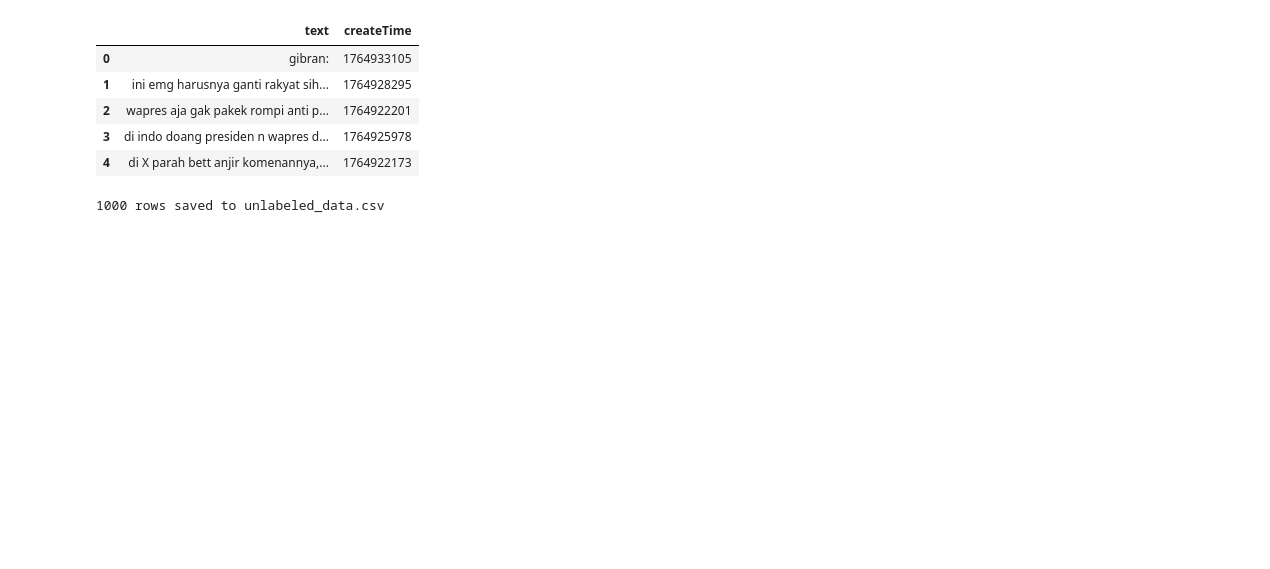
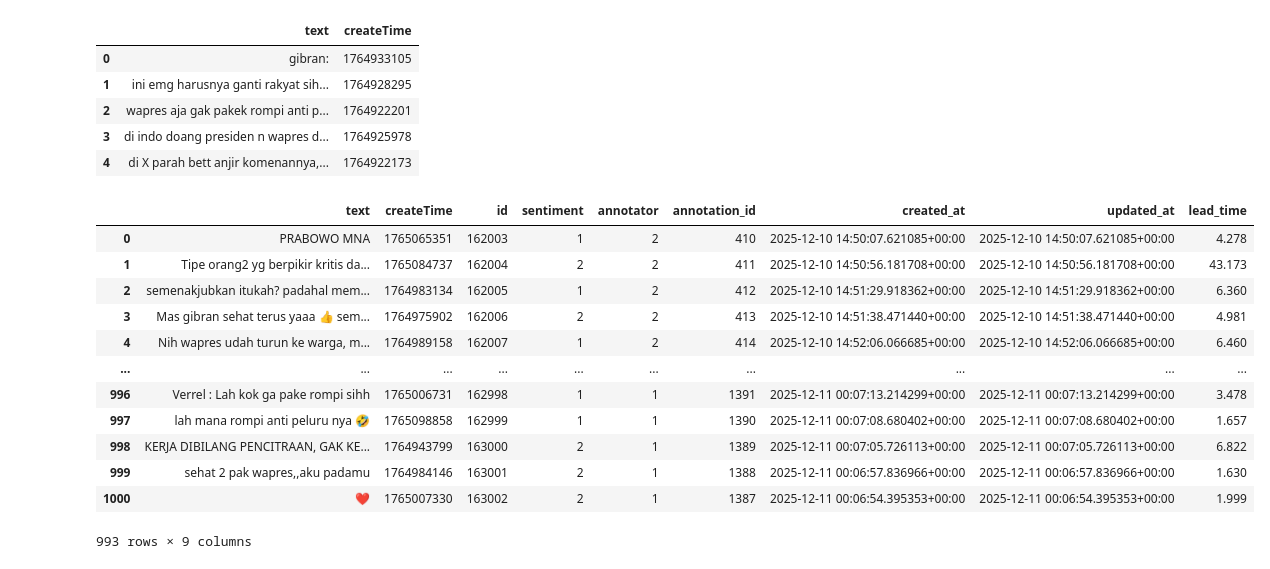
Before and after one commit to YehezkielG/sentiment-spline-truncated-bencana-banjir, a Jupyter notebook: data/human label/notebook.ipynb, the cells around one changed output. Drawn from its saved outputs; the diff is of its cells as text; code cells hidden in the pictures; blank space fills up the shorter version.

```diff
--- a/data/human label/notebook.ipynb
+++ b/data/human label/notebook.ipynb
@@ -12,12 +12,29 @@ df.head()
 | 3 | di indo doang presiden n wapres d... | 1764925978 |
 | 4 | di X parah bett anjir komenannya,... | 1764922173 |
 # %%
-# Ambil 1000 baris secara acak
-sample_df = df.sample(n=1000, random_state=42)
+# # Ambil 1000 baris secara acak
+# sample_df = df.sample(n=1000, random_state=42)
 
-# Simpan ke file CSV
-sample_df.to_csv('unlabeled_data.csv', index=False)
+# sample_df.to_csv('unlabeled_data.csv', index=False)
 
-print(f"{len(sample_df)} rows saved to unlabeled_data.csv")
+# print(f"{len(sample_df)} rows saved to unlabeled_data.csv")
-# %% [output]
-1000 rows saved to unlabeled_data.csv
+# %%
+df = pd.read_json("labeled_data.json")
+df = df.replace(r'^\s*$', np.nan, regex=True).dropna(subset=["text", "createTime", "sentiment"])
+df = df.drop_duplicates(subset=["text", "createTime", "sentiment"])
+df[["text", "createTime", "sentiment"]].to_csv("../pre-trained-data.csv", index=False)
+df
+# %% [output]
+|  | text | createTime | id | sentiment | annotator | annotation_id | created_at | updated_at | lead_time |
+| 0 | PRABOWO MNA | 1765065351 | 162003 | 1 | 2 | 410 | 2025-12-10 14:50:07.621085+00:00 | 2025-12-10 14:50:07.621085+00:00 | 4.278 |
+| 1 | Tipe orang2 yg berpikir kritis da... | 1765084737 | 162004 | 2 | 2 | 411 | 2025-12-10 14:50:56.181708+00:00 | 2025-12-10 14:50:56.181708+00:00 | 43.173 |
+| 2 | semenakjubkan itukah? padahal mem... | 1764983134 | 162005 | 1 | 2 | 412 | 2025-12-10 14:51:29.918362+00:00 | 2025-12-10 14:51:29.918362+00:00 | 6.360 |
+| 3 | Mas gibran sehat terus yaaa 👍 sem... | 1764975902 | 162006 | 2 | 2 | 413 | 2025-12-10 14:51:38.471440+00:00 | 2025-12-10 14:51:38.471440+00:00 | 4.981 |
+| 4 | Nih wapres udah turun ke warga, m... | 1764989158 | 162007 | 1 | 2 | 414 | 2025-12-10 14:52:06.066685+00:00 | 2025-12-10 14:52:06.066685+00:00 | 6.460 |
+| ... | ... | ... | ... | ... | ... | ... | ... | ... | ... |
+| 996 | Verrel : Lah kok ga pake rompi sihh | 1765006731 | 162998 | 1 | 1 | 1391 | 2025-12-11 00:07:13.214299+00:00 | 2025-12-11 00:07:13.214299+00:00 | 3.478 |
+| 997 | lah mana rompi anti peluru nya 🤣 | 1765098858 | 162999 | 1 | 1 | 1390 | 2025-12-11 00:07:08.680402+00:00 | 2025-12-11 00:07:08.680402+00:00 | 1.657 |
+| 998 | KERJA DIBILANG PENCITRAAN, GAK KE... | 1764943799 | 163000 | 2 | 1 | 1389 | 2025-12-11 00:07:05.726113+00:00 | 2025-12-11 00:07:05.726113+00:00 | 6.822 |
+| 999 | sehat 2 pak wapres,,aku padamu | 1764984146 | 163001 | 2 | 1 | 1388 | 2025-12-11 00:06:57.836966+00:00 | 2025-12-11 00:06:57.836966+00:00 | 1.630 |
+| 1000 | ❤️ | 1765007330 | 163002 | 2 | 1 | 1387 | 2025-12-11 00:06:54.395353+00:00 | 2025-12-11 00:06:54.395353+00:00 | 1.999 |
+993 rows × 9 columns
```
Also changed, not shown: 6 other files.
